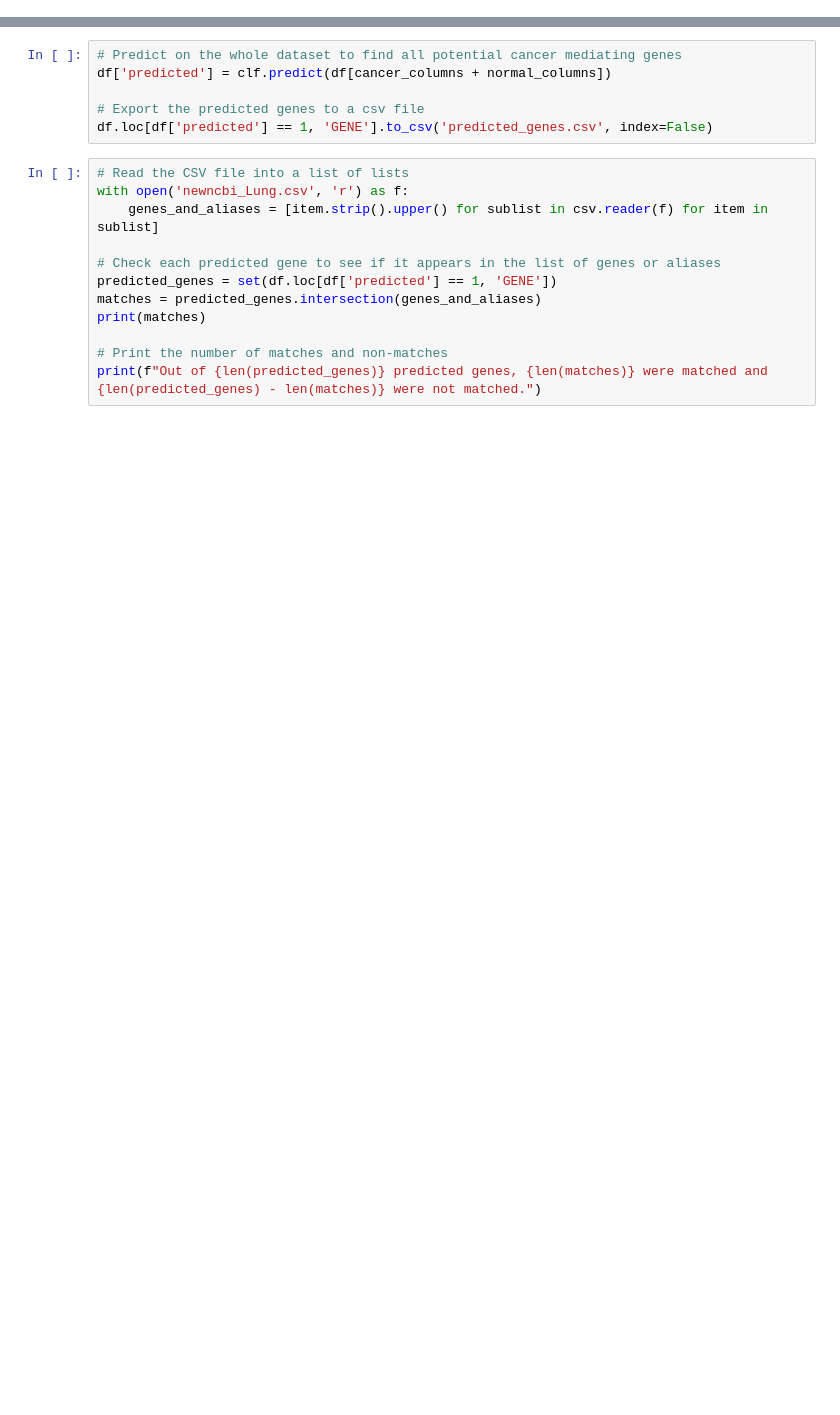
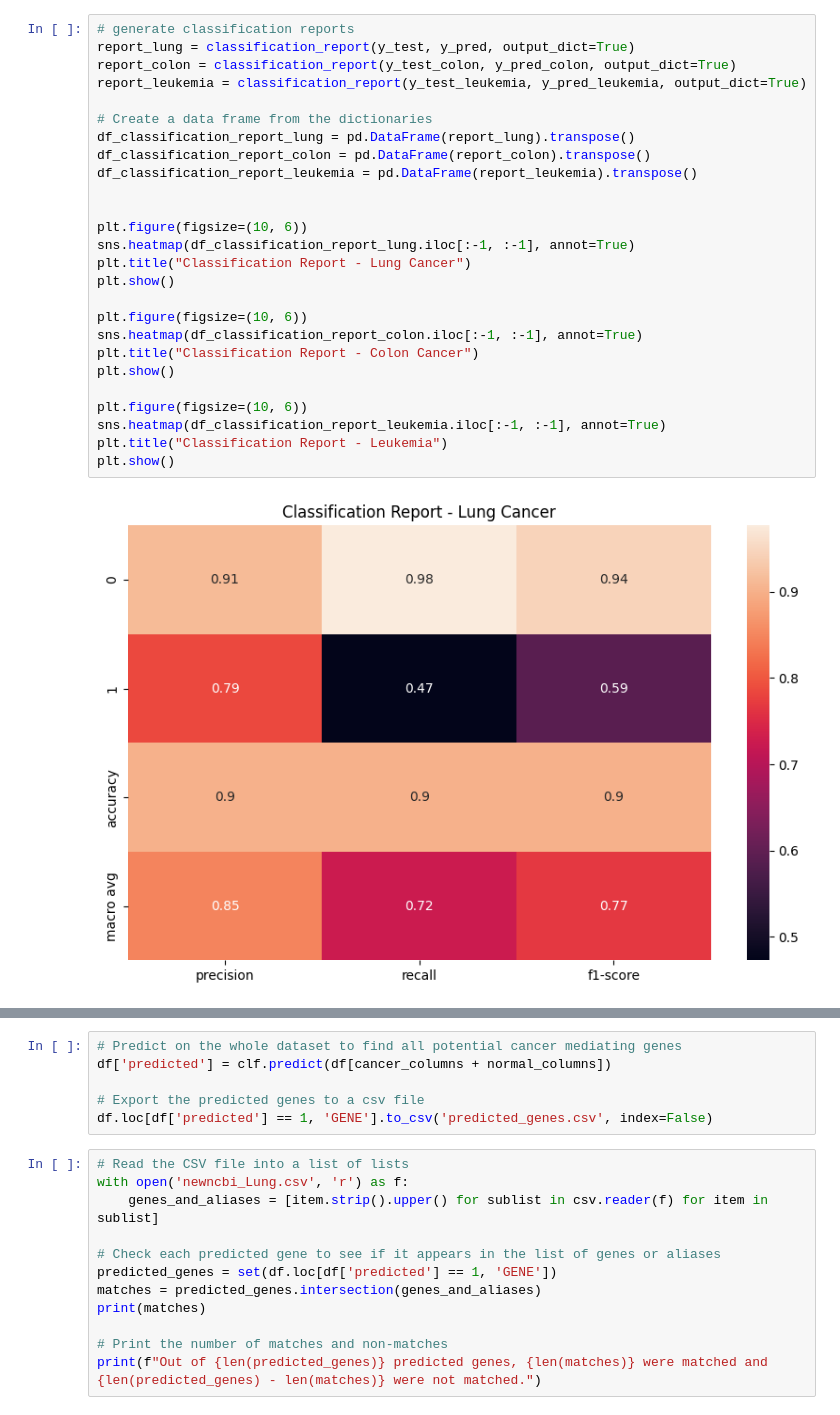
Before and after one commit to idealadarsh/GeneExpressionKNN, a Jupyter notebook: XGBoost.ipynb, the cells around one changed output, grey strips where cells are left out. Saved outputs shown, nothing was run; the diff lists cells and outputs as text; blank space fills up the shorter version.

```diff
--- a/XGBoost.ipynb
+++ b/XGBoost.ipynb
@@ -50,0 +100,28 @@ weighted avg       0.95      0.95      0.95      1335
+# %%
+# generate classification reports
+report_lung = classification_report(y_test, y_pred, output_dict=True)
+report_colon = classification_report(y_test_colon, y_pred_colon, output_dict=True)
+report_leukemia = classification_report(y_test_leukemia, y_pred_leukemia, output_dict=True)
+
+# Create a data frame from the dictionaries
+df_classification_report_lung = pd.DataFrame(report_lung).transpose()
+df_classification_report_colon = pd.DataFrame(report_colon).transpose()
+df_classification_report_leukemia = pd.DataFrame(report_leukemia).transpose()
+
+
+plt.figure(figsize=(10, 6))
+sns.heatmap(df_classification_report_lung.iloc[:-1, :-1], annot=True)
+plt.title("Classification Report - Lung Cancer")
+plt.show()
+
+plt.figure(figsize=(10, 6))
+sns.heatmap(df_classification_report_colon.iloc[:-1, :-1], annot=True)
+plt.title("Classification Report - Colon Cancer")
+plt.show()
+
+plt.figure(figsize=(10, 6))
+sns.heatmap(df_classification_report_leukemia.iloc[:-1, :-1], annot=True)
+plt.title("Classification Report - Leukemia")
+plt.show()
+# %% [output]
+[figure, added]
```
Also changed, not shown: parts of 7 cells of this notebook, 2 other files.
